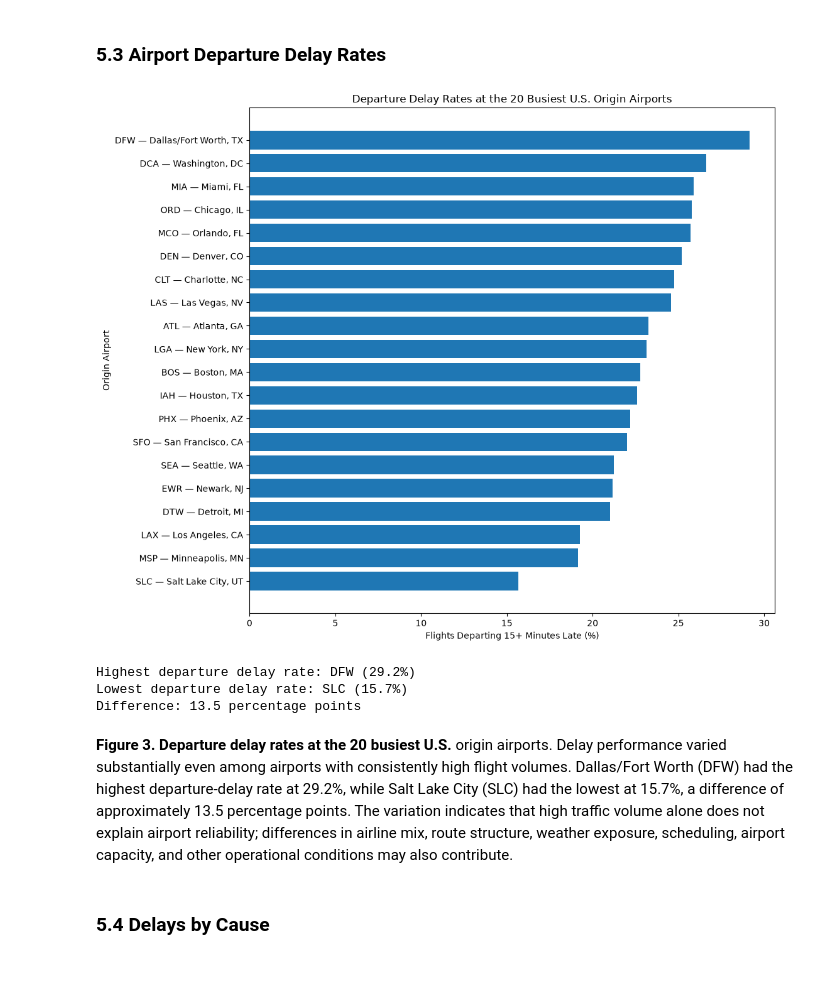
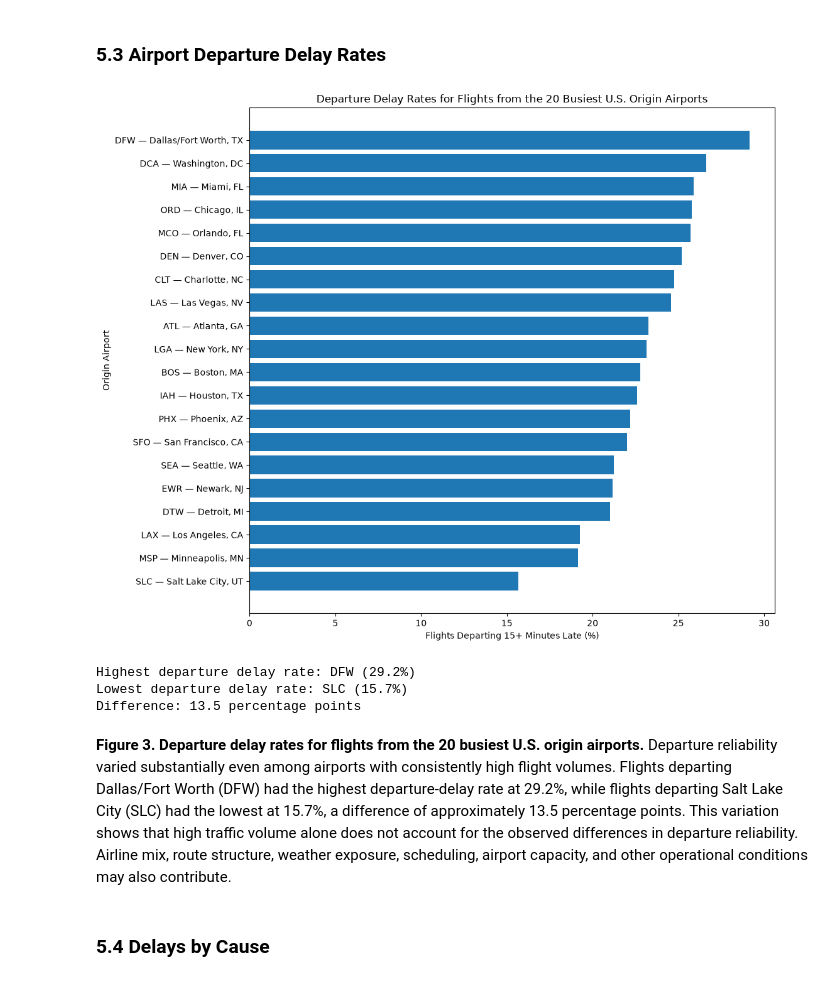
Before and after one commit to ashlabs/ai-programming-foundations-project, a Jupyter notebook: data_workflow.ipynb, the cells around one changed output. Saved outputs shown, nothing was run; the diff lists cells and outputs as text; code cells hidden in the pictures.

```diff
--- a/data_workflow.ipynb
+++ b/data_workflow.ipynb
@@ -557,13 +727,13 @@ def summarize_carrier_performance(df):
         )
     )
 # %%
-def summarise_airport_performance(df):
-    """Summarise departure performance by origin airport.
+def summarize_airport_performance(df):
+    """Summarize departure performance by origin airport.
 
     Parameters
     ----------
     df : pandas.DataFrame
-        Cleaned BTS flight records to summarise.
+        Cleaned BTS flight records to summarize.
 
     Returns
     -------
@@ -584,13 +754,13 @@ def summarise_airport_performance(df):
         )
     )
 # %%
-def summarise_delay_causes(df):
-    """Summarise attributed arrival-delay minutes by delay cause.
+def summarize_delay_causes(df):
+    """Summarize attributed arrival-delay minutes by delay cause.
 
     Parameters
     ----------
     df : pandas.DataFrame
-        Cleaned BTS flight records to summarise.
+        Cleaned BTS flight records to summarize.
 
     Returns
     -------
@@ -610,13 +780,13 @@ def summarise_delay_causes(df):
         for column in delay_cause_columns
     }
 # %%
-def summarise_airport_delay_causes(df):
-    """Summarise attributed delay minutes by origin airport.
+def summarize_airport_delay_causes(df):
+    """Summarize attributed delay minutes by origin airport.
 
     Parameters
     ----------
     df : pandas.DataFrame
-        Cleaned BTS flight records to summarise.
+        Cleaned BTS flight records to summarize.
 
     Returns
     -------
@@ -645 +833,21 @@ january_summary
+# %%
+for path in parquet_files:
+    monthly_df = pd.read_parquet(path)
+
+    monthly_df = remove_duplicate_records(monthly_df)
+    monthly_df = standardize_data_types(monthly_df)
+    monthly_df = clean_scheduled_elapsed_time(monthly_df)
+
+    summary = summarize_flight_performance(monthly_df)
+    summary["month"] = monthly_df["FlightDate"].dt.to_period("M").iloc[0].to_timestamp()
+
+    monthly_summaries.append(summary)
+    carrier_monthly_summaries.append(summarize_carrier_performance(monthly_df))
+    airport_monthly_summaries.append(summarize_airport_performance(monthly_df))
+    monthly_causes = summarize_delay_causes(monthly_df)
+
+    for cause, minutes in monthly_causes.items():
+        delay_cause_totals[cause] += minutes
+
+    airport_delay_cause_summaries.append(summarize_airport_delay_causes(monthly_df))
 # %%
@@ -1124,35 +1307,35 @@ airport_plot_df = (
 airport_plot_df["departure_delay_pct"] = (
     airport_plot_df["departure_delay_rate"] * 100
 )
 
 airport_plot_df["airport_label"] = (
     airport_plot_df["Origin"]
     + " — "
     + airport_plot_df["OriginCityName"]
 )
 
 plt.figure(figsize=(11, 9))
 
 plt.barh(
     airport_plot_df["airport_label"],
     airport_plot_df["departure_delay_pct"],
 )
 
-plt.title("Departure Delay Rates at the 20 Busiest U.S. Origin Airports")
+plt.title("Departure Delay Rates for Flights from the 20 Busiest U.S. Origin Airports")
 plt.xlabel("Flights Departing 15+ Minutes Late (%)")
 plt.ylabel("Origin Airport")
 
 plt.tight_layout()
 
 plt.savefig(
     PROJECT_ROOT / "figures" / "airport_departure_delay_rates.png",
     dpi=300,
     bbox_inches="tight",
 )
 
 plt.show()
 # %% [output]
-[figure, old version]
+[figure, new version]
 # %%
 highest_airport_delay = busiest_airports_df.loc[
     busiest_airports_df["departure_delay_rate"].idxmax()
@@ -1188,7 +1371,9 @@ Highest departure delay rate: DFW (29.2%)
 Lowest departure delay rate: SLC (15.7%)
 Difference: 13.5 percentage points
 # %% [markdown]
-**Figure 3. Departure delay rates at the 20 busiest U.S.** origin airports. Delay performance varied substantially even among airports with consistently high flight volumes. Dallas/Fort Worth (DFW) had the highest departure-delay rate at 29.2%, while Salt Lake City (SLC) had the lowest at 15.7%, a difference of approximately 13.5 percentage points. The variation indicates that high traffic volume alone does not explain airport reliability; differences in airline mix, route structure, weather exposure, scheduling, airport capacity, and other operational conditions may also contribute.
+**Figure 3. Departure delay rates for flights from the 20 busiest U.S. origin
+airports.** Departure reliability varied substantially even among airports with consistently high flight volumes. Flights departing Dallas/Fort Worth (DFW) had the highest departure-delay rate at 29.2%, while flights departing Salt Lake City (SLC) had the lowest at 15.7%, a difference of approximately 13.5 percentage points. This variation shows that high traffic volume alone
+does not account for the observed differences in departure reliability. Airline mix, route structure, weather exposure, scheduling, airport capacity, and other operational conditions may also contribute.
 # %% [markdown]
 ### 5.4 Delays by Cause
 # %%
```
Also changed, not shown: parts of 45 cells of this notebook, 3 other files.
